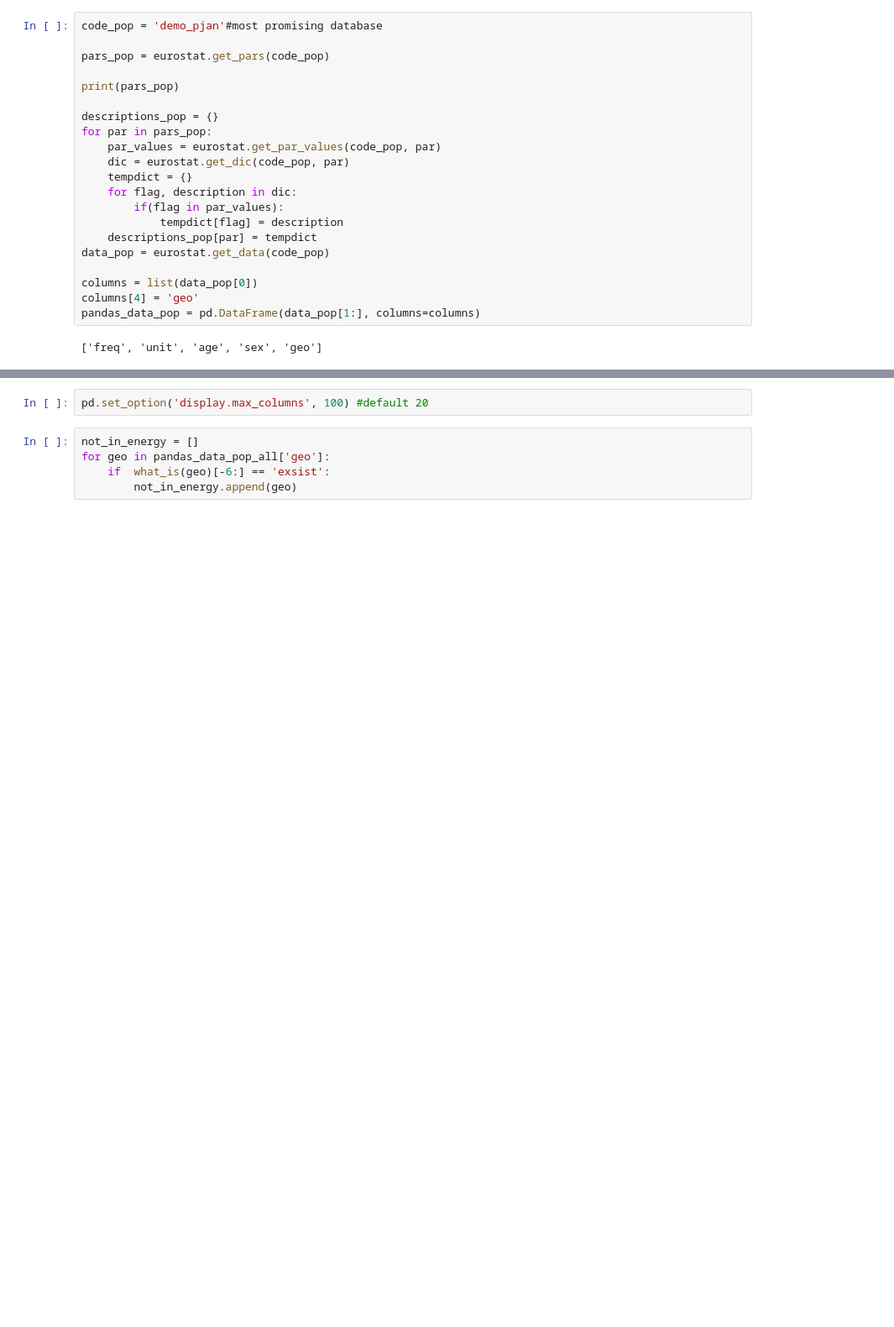
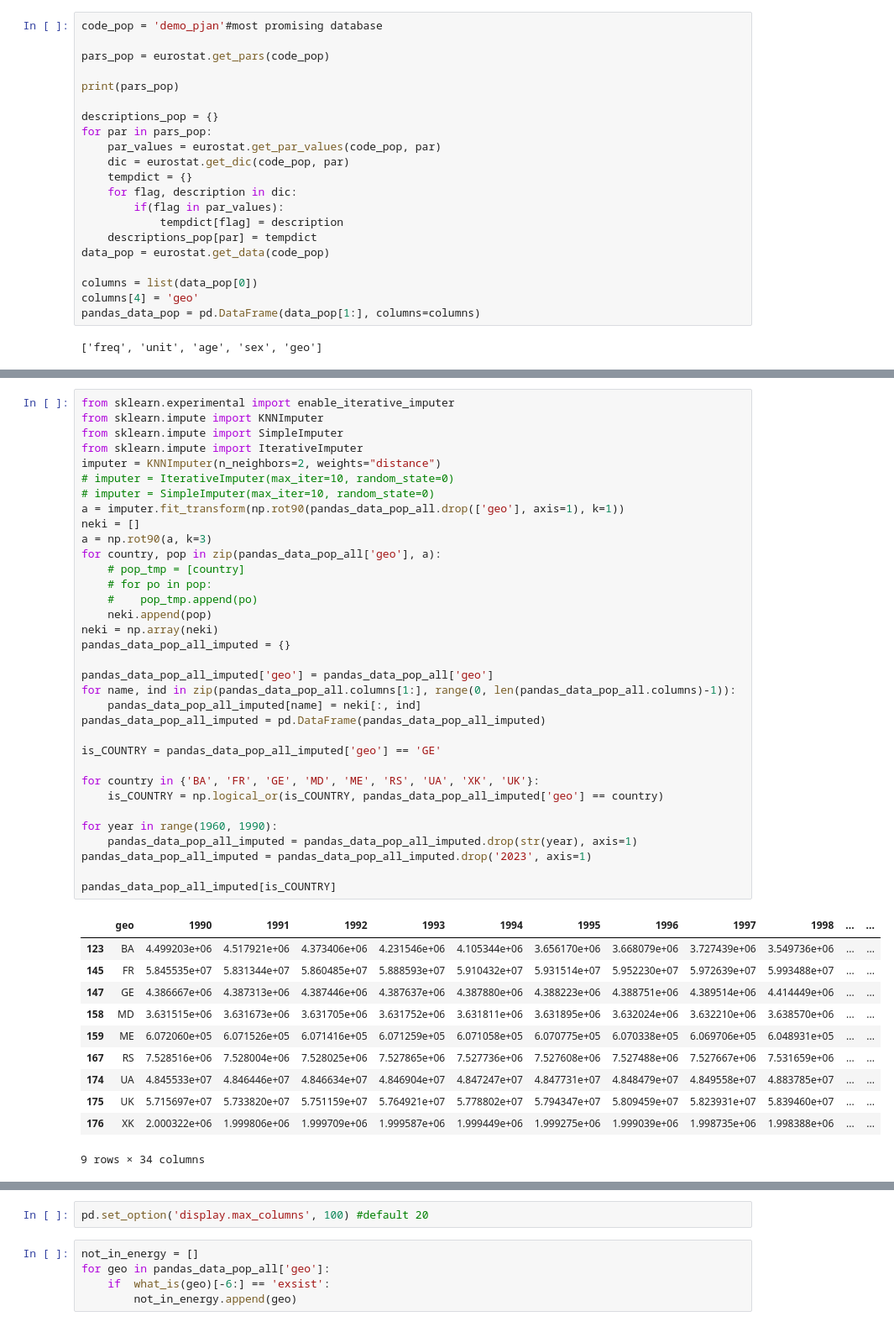
Before and after one commit to TilenG2/EU_Power_production, a Jupyter notebook: electrical_production.ipynb, the cells around one changed output, grey strips where cells are left out. Shown: that part at 84% size. Drawn from its saved outputs; the diff is of its cells as text; blank space fills up the shorter version.

```diff
--- a/electrical_production.ipynb
+++ b/electrical_production.ipynb
@@ -104,0 +133,46 @@ pandas_data_pop_all = pandas_data_pop_all.drop('sex', axis=1)
+# %%
+from sklearn.experimental import enable_iterative_imputer
+from sklearn.impute import KNNImputer
+from sklearn.impute import SimpleImputer
+from sklearn.impute import IterativeImputer
+imputer = KNNImputer(n_neighbors=2, weights="distance")
+# imputer = IterativeImputer(max_iter=10, random_state=0)
+# imputer = SimpleImputer(max_iter=10, random_state=0)
+a = imputer.fit_transform(np.rot90(pandas_data_pop_all.drop(['geo'], axis=1), k=1))
+neki = []
+a = np.rot90(a, k=3)
+for country, pop in zip(pandas_data_pop_all['geo'], a):
+    # pop_tmp = [country]
+    # for po in pop:
+    #    pop_tmp.append(po)
+    neki.append(pop)
+neki = np.array(neki)
+pandas_data_pop_all_imputed = {}
+
+pandas_data_pop_all_imputed['geo'] = pandas_data_pop_all['geo']
+for name, ind in zip(pandas_data_pop_all.columns[1:], range(0, len(pandas_data_pop_all.columns)-1)):
+    pandas_data_pop_all_imputed[name] = neki[:, ind]
+pandas_data_pop_all_imputed = pd.DataFrame(pandas_data_pop_all_imputed)
+
+is_COUNTRY = pandas_data_pop_all_imputed['geo'] == 'GE'
+
+for country in {'BA', 'FR', 'GE', 'MD', 'ME', 'RS', 'UA', 'XK', 'UK'}:
+    is_COUNTRY = np.logical_or(is_COUNTRY, pandas_data_pop_all_imputed['geo'] == country)
+
+for year in range(1960, 1990):
+    pandas_data_pop_all_imputed = pandas_data_pop_all_imputed.drop(str(year), axis=1)
+pandas_data_pop_all_imputed = pandas_data_pop_all_imputed.drop('2023', axis=1)
+
+pandas_data_pop_all_imputed[is_COUNTRY]
+# %% [output]
+|  | geo | 1990 | 1991 | 1992 | 1993 | 1994 | 1995 | 1996 | 1997 | 1998 | ... | ... |
+| 123 | BA | 4.499203e+06 | 4.517921e+06 | 4.373406e+06 | 4.231546e+06 | 4.105344e+06 | 3.656170e+06 | 3.668079e+06 | 3.727439e+06 | 3.549736e+06 | ... | ... |
+| 145 | FR | 5.845535e+07 | 5.831344e+07 | 5.860485e+07 | 5.888593e+07 | 5.910432e+07 | 5.931514e+07 | 5.952230e+07 | 5.972639e+07 | 5.993488e+07 | ... | ... |
+| 147 | GE | 4.386667e+06 | 4.387313e+06 | 4.387446e+06 | 4.387637e+06 | 4.387880e+06 | 4.388223e+06 | 4.388751e+06 | 4.389514e+06 | 4.414449e+06 | ... | ... |
+| 158 | MD | 3.631515e+06 | 3.631673e+06 | 3.631705e+06 | 3.631752e+06 | 3.631811e+06 | 3.631895e+06 | 3.632024e+06 | 3.632210e+06 | 3.638570e+06 | ... | ... |
+| 159 | ME | 6.072060e+05 | 6.071526e+05 | 6.071416e+05 | 6.071259e+05 | 6.071058e+05 | 6.070775e+05 | 6.070338e+05 | 6.069706e+05 | 6.048931e+05 | ... | ... |
+| 167 | RS | 7.528516e+06 | 7.528004e+06 | 7.528025e+06 | 7.527865e+06 | 7.527736e+06 | 7.527608e+06 | 7.527488e+06 | 7.527667e+06 | 7.531659e+06 | ... | ... |
+| 174 | UA | 4.845533e+07 | 4.846446e+07 | 4.846634e+07 | 4.846904e+07 | 4.847247e+07 | 4.847731e+07 | 4.848479e+07 | 4.849558e+07 | 4.883785e+07 | ... | ... |
+| 175 | UK | 5.715697e+07 | 5.733820e+07 | 5.751159e+07 | 5.764921e+07 | 5.778802e+07 | 5.794347e+07 | 5.809459e+07 | 5.823931e+07 | 5.839460e+07 | ... | ... |
+| 176 | XK | 2.000322e+06 | 1.999806e+06 | 1.999709e+06 | 1.999587e+06 | 1.999449e+06 | 1.999275e+06 | 1.999039e+06 | 1.998735e+06 | 1.998388e+06 | ... | ... |
+9 rows × 34 columns
```
Also changed, not shown: parts of 4 cells of this notebook.
